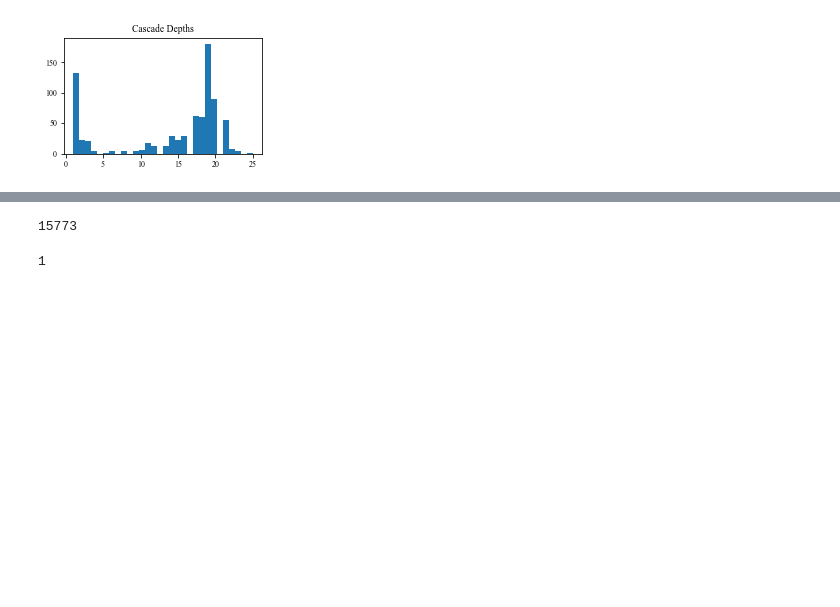
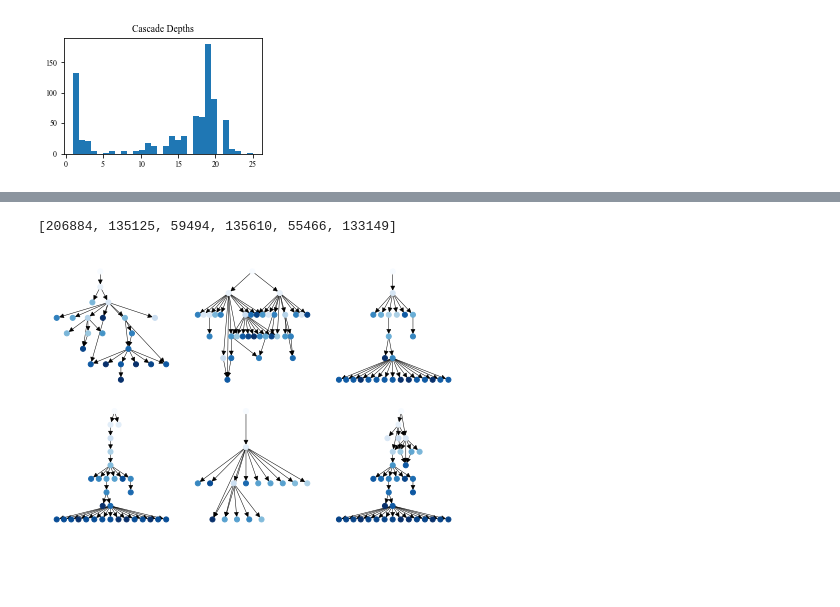
Before and after one commit to leslierice1/15744_project_ipv6_cascades, a Jupyter notebook: cascade-experiments.ipynb, the cells around one changed output, grey strips where cells are left out. Saved outputs shown, nothing was run; the diff lists cells and outputs as text; code cells hidden in the pictures; blank space fills up the shorter version.

```diff
--- a/cascade-experiments.ipynb
+++ b/cascade-experiments.ipynb
@@ -185,7 +185,7 @@ def draw_graph(root_node, G):
         node_color_list.append(node_colors[time_adopted_list.index(G.nodes[node]['time_adopted'])])
     pos=graphviz_layout(c_G, prog='dot')
 
-    nx.draw(c_G, pos=pos, node_color=node_color_list, cmap=plt.cm.Blues, node_size=45, arrow_size=4, width=0.5)
+    nx.draw(c_G, pos=pos, node_color=node_color_list, cmap=plt.cm.Blues, node_size=25, arrow_size=1, width=0.5)
 
 def draw_graphs(root_nodes, fname, G):
     print(root_nodes)
@@ -219,13 +214,5 @@ draw_graphs([random.choice(cascade_size_small), random.choice(cascade_size_small
-# %%
-ipv6_graph.calculate_cascade_size(7018, set())
-# %% [output]
-15773
-# %%
-ipv6_graph.calculate_cascade_depth(44297, 0, set())
-# %% [output]
-1
-# %%
-draw_graph(44297, G_)
-plt.show()
-# %% [output]
-[figure, removed]
+# %%
+draw_graphs([206884, 135125, 59494, 135610, 55466, 133149], 'figures/cascade_examples.pdf', G_)
+# %% [output]
+[206884, 135125, 59494, 135610, 55466, 133149]
+[figure, added]
```
Also changed, not shown: parts of 2 cells of this notebook, 1 other file.
